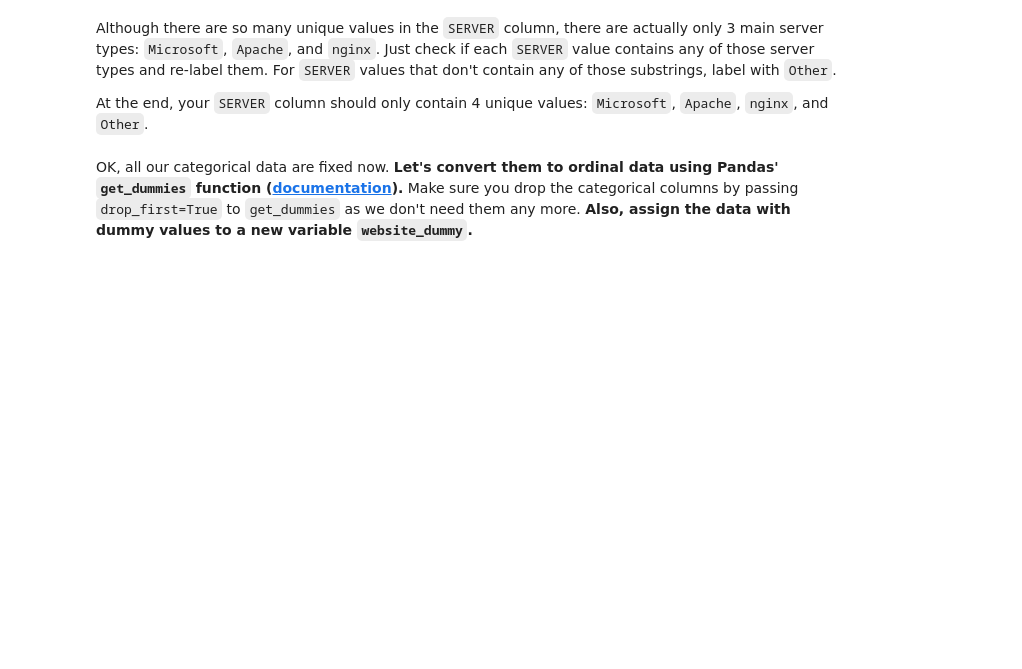
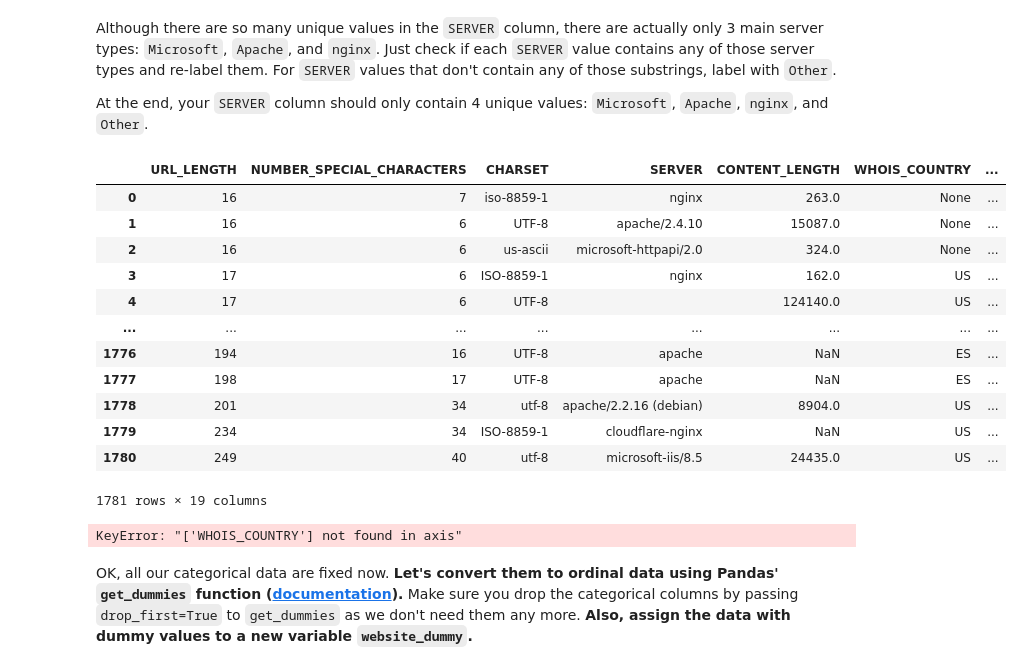
Before and after one commit to marcosfsousa/lab-supervised-learning-en, a Jupyter notebook: your-code/main.ipynb, the cells around one changed output. Saved outputs shown, nothing was run; the diff lists cells and outputs as text; code cells hidden in the pictures; blank space fills up the shorter version.

```diff
--- a/your-code/main.ipynb
+++ b/your-code/main.ipynb
@@ -409,2 +641,4 @@ Now print the `dtypes` of the data again. Besides `WHOIS_COUNTRY` which we alrea
+# %%
+websites_original = websites_original.drop(columns='URL')
 # %% [markdown]
 #### Print the unique value counts of `CHARSET`. You see there are only a few unique values. So we can keep it as it is.
@@ -425,2 +678,47 @@ At the end, your `SERVER` column should only contain 4 unique values: `Microsoft
+# %%
+# lowercase all server labels
+websites_original['SERVER'] = websites_original['SERVER'].fillna('').str.lower()
+
+# function to find an occurrence and return a label
+
+def simplify_server(server):
+    if 'microsoft' in server:
+        return 'Microsoft'
+    elif 'apache' in server:
+        return 'Apache'
+    elif 'nginx' in server:
+        return 'nginx'
+    else:
+        return 'Other'
+
+# apply function to reduce all server labels to the 4 categories and adding a column to store them
+websites_original['SERVER_REDUCED'] = websites_original['SERVER'].apply(simplify_server)
+
+
+# Confirming we have 4 labels
+websites_original['SERVER_REDUCED'].value_counts()
+
+websites_original
+# %% [output]
+|  | URL_LENGTH | NUMBER_SPECIAL_CHARACTERS | CHARSET | SERVER | CONTENT_LENGTH | WHOIS_COUNTRY | ... |
+| 0 | 16 | 7 | iso-8859-1 | nginx | 263.0 | None | ... |
+| 1 | 16 | 6 | UTF-8 | apache/2.4.10 | 15087.0 | None | ... |
+| 2 | 16 | 6 | us-ascii | microsoft-httpapi/2.0 | 324.0 | None | ... |
+| 3 | 17 | 6 | ISO-8859-1 | nginx | 162.0 | US | ... |
+| 4 | 17 | 6 | UTF-8 |  | 124140.0 | US | ... |
+| ... | ... | ... | ... | ... | ... | ... | ... |
+| 1776 | 194 | 16 | UTF-8 | apache | NaN | ES | ... |
+| 1777 | 198 | 17 | UTF-8 | apache | NaN | ES | ... |
+| 1778 | 201 | 34 | utf-8 | apache/2.2.16 (debian) | 8904.0 | US | ... |
+| 1779 | 234 | 34 | ISO-8859-1 | cloudflare-nginx | NaN | US | ... |
+| 1780 | 249 | 40 | utf-8 | microsoft-iis/8.5 | 24435.0 | US | ... |
+1781 rows × 19 columns
+# %%
+# dropping original server column since it has been reduced
+#websites_original = websites_original.drop(columns='SERVER')
+
+websites_original = websites_original.drop(columns='WHOIS_COUNTRY')
+# %% [output]
+KeyError: "['WHOIS_COUNTRY'] not found in axis"
 # %% [markdown]
 OK, all our categorical data are fixed now. **Let's convert them to ordinal data using Pandas' `get_dummies` function ([documentation](https://pandas.pydata.org/pandas-docs/stable/generated/pandas.get_dummies.html)).** Make sure you drop the categorical columns by passing `drop_first=True` to `get_dummies` as we don't need them any more. **Also, assign the data with dummy values to a new variable `website_dummy`.**
```
Also changed, not shown: parts of 55 cells of this notebook.
